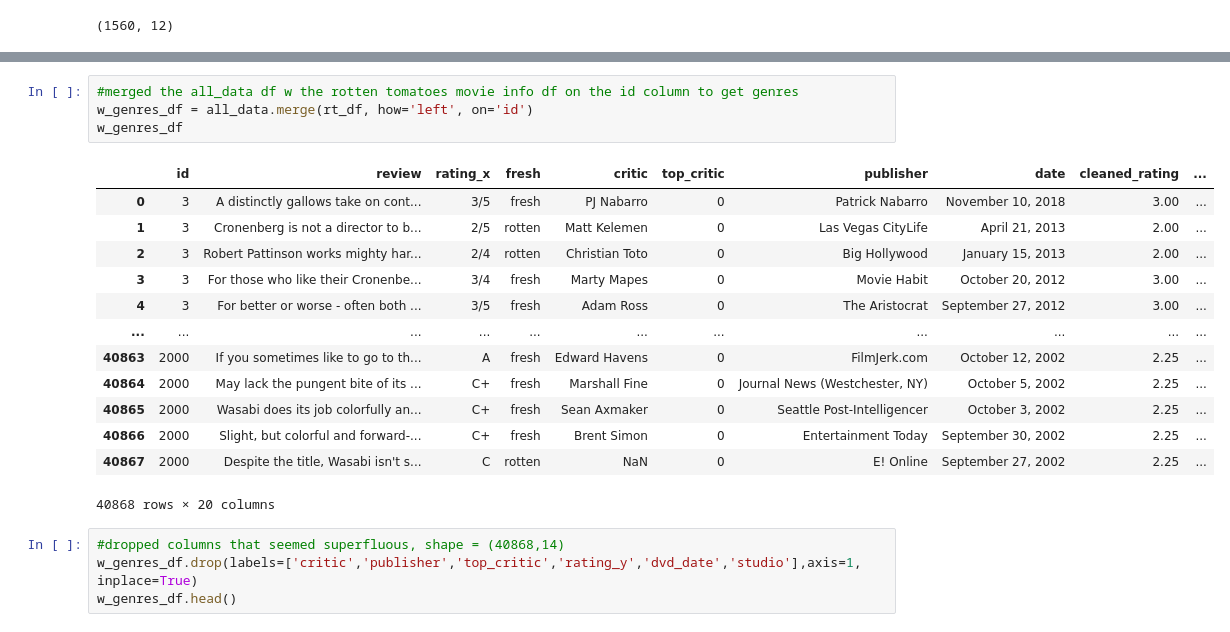
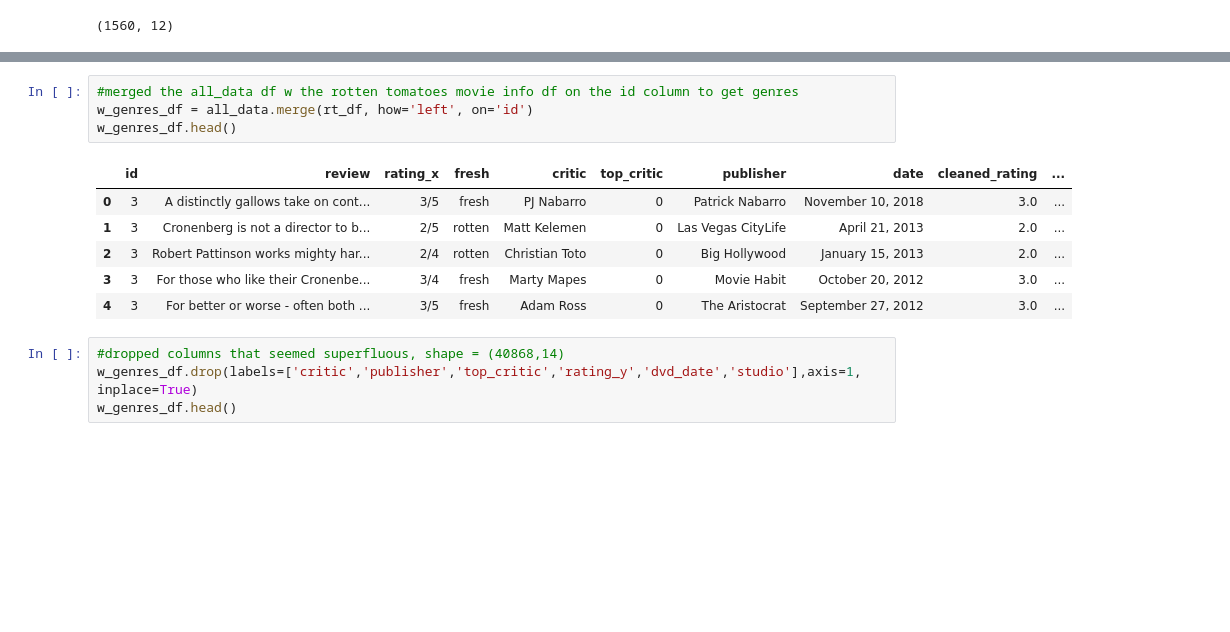
Before and after one commit to klsalcedo/microsoft_movie_analysis, a Jupyter notebook: zippedData/cleaned_rates_data.ipynb, the cells around one changed output, grey strips where cells are left out. Drawn from its saved outputs; the diff is of its cells as text; blank space fills up the shorter version.

```diff
--- a/zippedData/cleaned_rates_data.ipynb
+++ b/zippedData/cleaned_rates_data.ipynb
@@ -245,21 +180,14 @@ Index(['id', 'synopsis', 'rating', 'genre', 'director', 'writer',
 # %%
 #merged the all_data df w the rotten tomatoes movie info df on the id column to get genres
 w_genres_df = all_data.merge(rt_df, how='left', on='id')
-w_genres_df
+w_genres_df.head()
 # %% [output]
 |  | id | review | rating_x | fresh | critic | top_critic | publisher | date | cleaned_rating | ... |
-| 0 | 3 | A distinctly gallows take on cont... | 3/5 | fresh | PJ Nabarro | 0 | Patrick Nabarro | November 10, 2018 | 3.00 | ... |
-| 1 | 3 | Cronenberg is not a director to b... | 2/5 | rotten | Matt Kelemen | 0 | Las Vegas CityLife | April 21, 2013 | 2.00 | ... |
-| 2 | 3 | Robert Pattinson works mighty har... | 2/4 | rotten | Christian Toto | 0 | Big Hollywood | January 15, 2013 | 2.00 | ... |
-| 3 | 3 | For those who like their Cronenbe... | 3/4 | fresh | Marty Mapes | 0 | Movie Habit | October 20, 2012 | 3.00 | ... |
-| 4 | 3 | For better or worse - often both ... | 3/5 | fresh | Adam Ross | 0 | The Aristocrat | September 27, 2012 | 3.00 | ... |
-| ... | ... | ... | ... | ... | ... | ... | ... | ... | ... | ... |
-| 40863 | 2000 | If you sometimes like to go to th... | A | fresh | Edward Havens | 0 | FilmJerk.com | October 12, 2002 | 2.25 | ... |
-| 40864 | 2000 | May lack the pungent bite of its ... | C+ | fresh | Marshall Fine | 0 | Journal News (Westchester, NY) | October 5, 2002 | 2.25 | ... |
-| 40865 | 2000 | Wasabi does its job colorfully an... | C+ | fresh | Sean Axmaker | 0 | Seattle Post-Intelligencer | October 3, 2002 | 2.25 | ... |
-| 40866 | 2000 | Slight, but colorful and forward-... | C+ | fresh | Brent Simon | 0 | Entertainment Today | September 30, 2002 | 2.25 | ... |
-| 40867 | 2000 | Despite the title, Wasabi isn't s... | C | rotten | NaN | 0 | E! Online | September 27, 2002 | 2.25 | ... |
+| 0 | 3 | A distinctly gallows take on cont... | 3/5 | fresh | PJ Nabarro | 0 | Patrick Nabarro | November 10, 2018 | 3.0 | ... |
+| 1 | 3 | Cronenberg is not a director to b... | 2/5 | rotten | Matt Kelemen | 0 | Las Vegas CityLife | April 21, 2013 | 2.0 | ... |
+| 2 | 3 | Robert Pattinson works mighty har... | 2/4 | rotten | Christian Toto | 0 | Big Hollywood | January 15, 2013 | 2.0 | ... |
+| 3 | 3 | For those who like their Cronenbe... | 3/4 | fresh | Marty Mapes | 0 | Movie Habit | October 20, 2012 | 3.0 | ... |
+| 4 | 3 | For better or worse - often both ... | 3/5 | fresh | Adam Ross | 0 | The Aristocrat | September 27, 2012 | 3.0 | ... |
-40868 rows × 20 columns
 # %%
 #dropped columns that seemed superfluous, shape = (40868,14)
 w_genres_df.drop(labels=['critic','publisher','top_critic','rating_y','dvd_date','studio'],axis=1, inplace=True)
```
Also changed, not shown: parts of 29 cells of this notebook.
